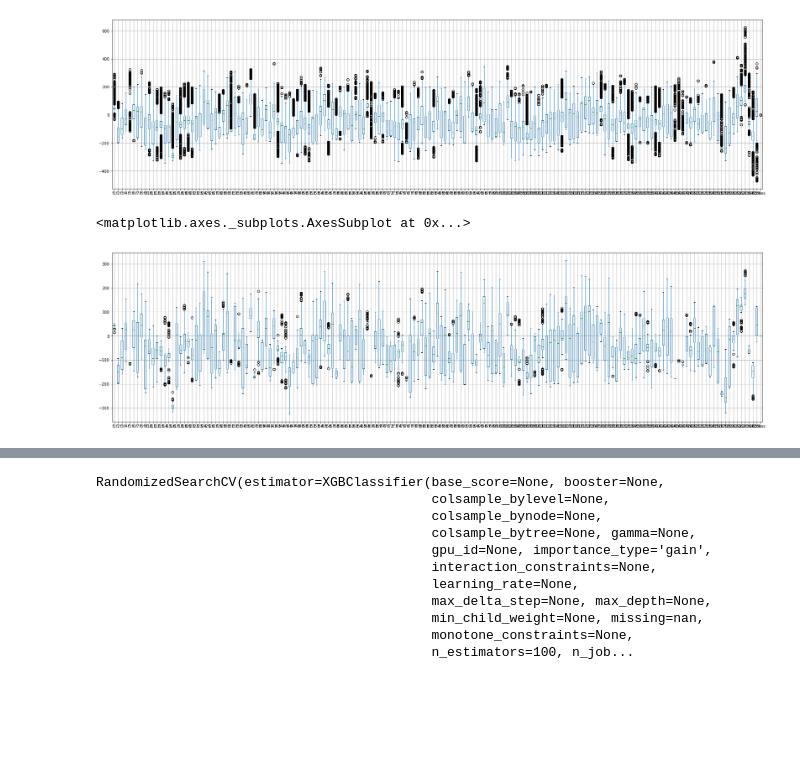
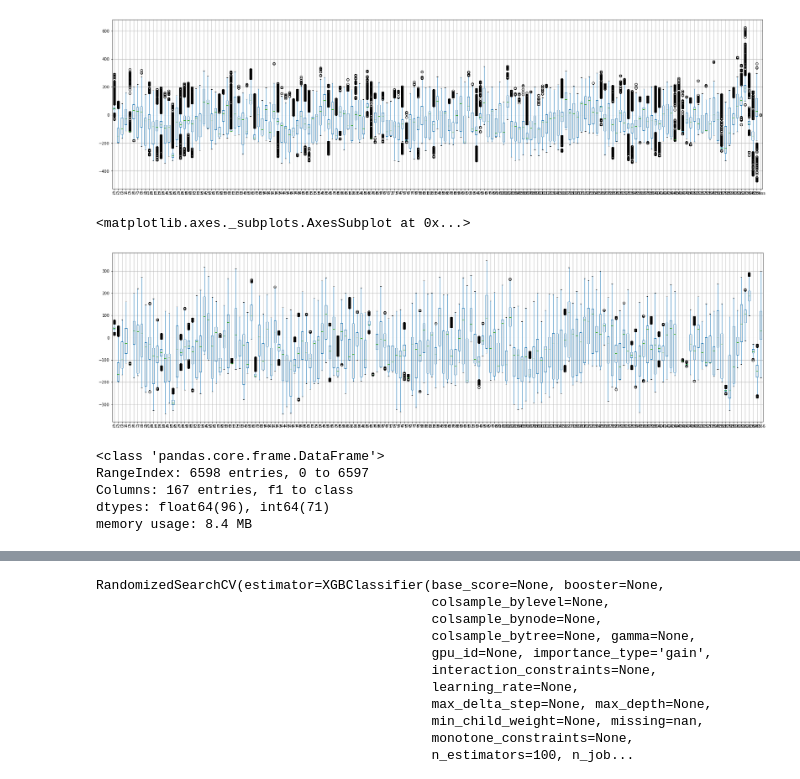
Before and after one commit to Shauryavashisth/XGBoost, a Jupyter notebook: test.ipynb, the cells around one changed output, grey strips where cells are left out. Drawn from its saved outputs; the diff is of its cells as text; code cells hidden in the pictures; blank space fills up the shorter version.

```diff
--- a/test.ipynb
+++ b/test.ipynb
@@ -84,18 +84,19 @@ data.boxplot(figsize=(30,8))
 # %%
 #Fixing of Outlier
 # %%
-data1 = data.drop(['class'],axis=1)
+data1 = data.drop('class',axis=1)
 # %%
 #outlier Treatment
 Q1 = data1.quantile(0.25)
 Q3 = data1.quantile(0.75)
 IQR = Q3 - Q1
 # %%
-data1 = data1[~((data1 < (Q1 - 1.5 * IQR)) |(data1 > (Q3 + 1.5 * IQR))).any(axis=1)]
+lower_limit = Q1 - 1.5*IQR
+upper_limit = Q3 + 1.5*IQR
-# %%
-data1['class'] = data['class'].astype(int)
+# %%
+dataclean = data1[(data1>lower_limit)&(data1<upper_limit)]
 # %%
-data1.boxplot(figsize=(30,8))
+dataclean.boxplot(figsize=(30,8))
 # %% [output]
 <matplotlib.axes._subplots.AxesSubplot at 0x...>
-[figure, old version]
+[figure, new version]
@@ -102,2 +106,10 @@ data1.boxplot(figsize=(30,8))
+# %%
+final.info()
+# %% [output]
+<class 'pandas.core.frame.DataFrame'>
+RangeIndex: 6598 entries, 0 to 6597
+Columns: 167 entries, f1 to class
+dtypes: float64(96), int64(71)
+memory usage: 8.4 MB
 # %%
 #making model
```
Also changed, not shown: parts of 17 cells of this notebook.
